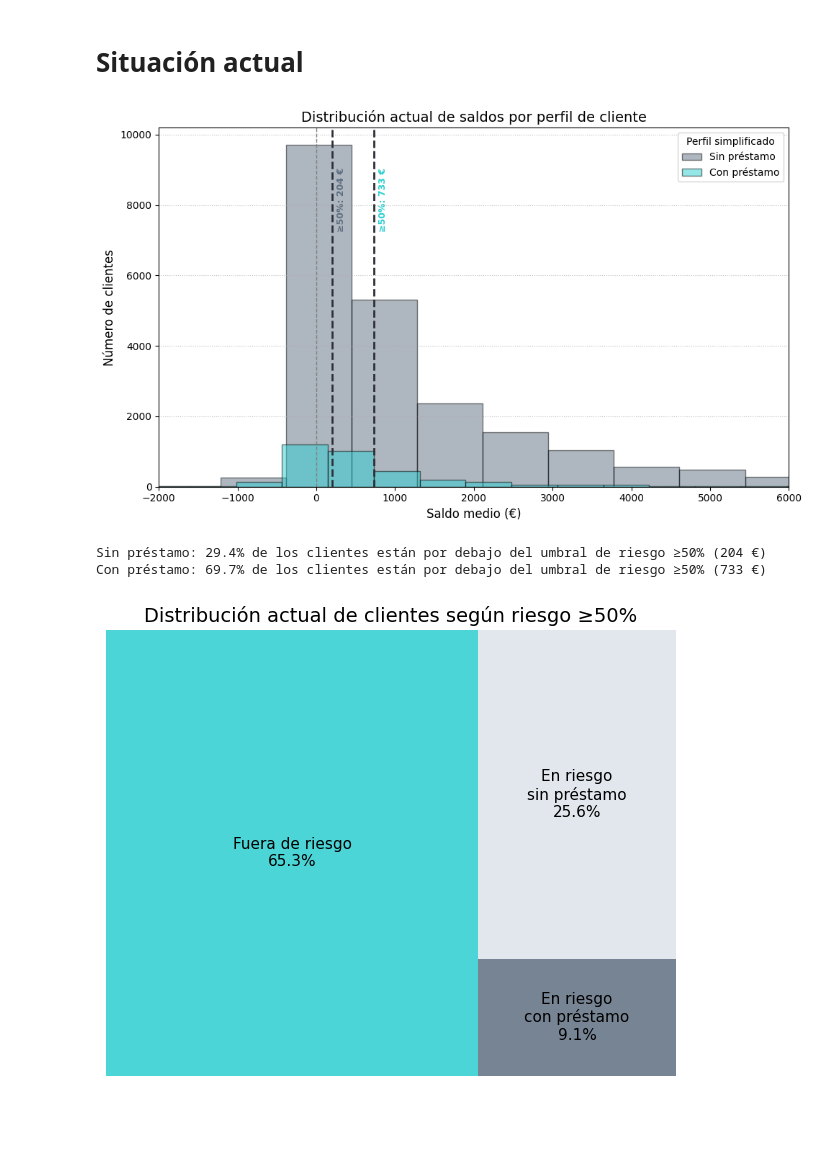
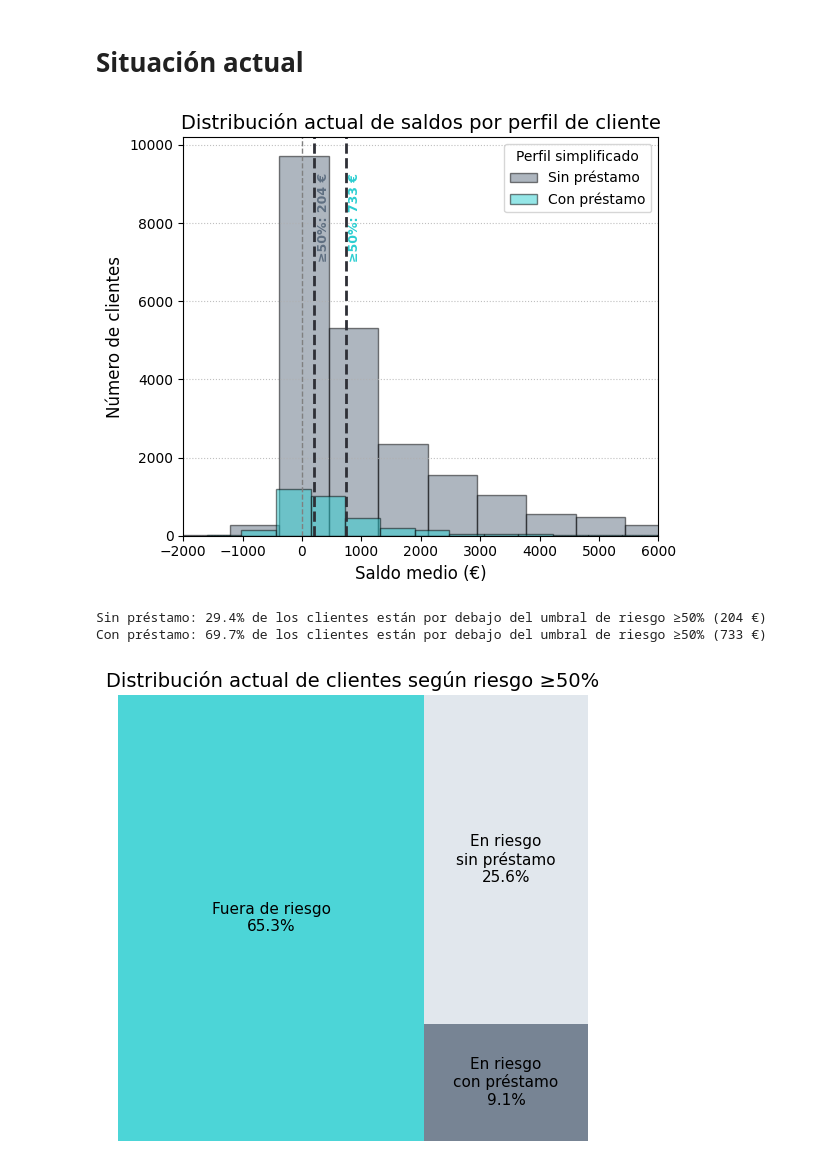
Before and after one commit to MarinaTorba/PersonalDataProrjects, a Jupyter notebook: Equip_9/Scripts/Analisis_Finanzas_250526.ipynb, the cells around one changed output. Cells and saved outputs as stored; diff of their text form; code cells hidden in the pictures; blank space fills up the shorter version.

```diff
--- a/Equip_9/Scripts/Analisis_Finanzas_250526.ipynb
+++ b/Equip_9/Scripts/Analisis_Finanzas_250526.ipynb
@@ -1277,7 +1277,7 @@ colores_perfil_simplificado = {
     'Sin préstamo': "#5F6F81"
 }
 
-plt.figure(figsize=(10, 6))
+plt.figure(figsize=(6, 5))
 
 # Histograma por perfil simplificado, con relleno y transparencia
 for perfil in df['Perfil_simplificado'].unique():
@@ -1287,34 +1287,34 @@ for perfil in df['Perfil_simplificado'].unique():
 
 # Línea vertical para balance = 0 €
 plt.axvline(x=0, color='grey', linestyle='--', linewidth=1)
 #plt.text(20, plt.ylim()[1]*0.95, 'Balance = 0 €', color='black', fontsize=10)
 
 # Umbrales de riesgo ≥50% por perfil
 umbrales_simplificados = {
     'Sin préstamo': df_umbrales.loc[df_umbrales['Perfil'] == 'Sin créditos', 'Riesgo ≥50%'].values[0],
     'Con préstamo': df_umbrales.loc[df_umbrales['Perfil'] == 'Solo préstamo', 'Riesgo ≥50%'].values[0]
 }
 
 for perfil, umbral in umbrales_simplificados.items():
     if pd.notnull(umbral):
         plt.axvline(x=umbral, color='#2E2F36', linestyle='--', linewidth=2)
         plt.text(umbral + 50, plt.ylim()[1]*0.8, f"≥50%: {umbral} €",
                  color=colores_perfil_simplificado[perfil], rotation=90,
                  ha='left', va='center', fontsize=9, fontweight='bold')
 
 # Limitar eje X
 plt.xlim(-2000, 6000)
 
 # Personalización
 plt.title("Distribución actual de saldos por perfil de cliente", fontsize=14)
 plt.xlabel("Saldo medio (€)", fontsize=12)
 plt.ylabel("Número de clientes", fontsize=12)
 plt.legend(title="Perfil simplificado")
 plt.grid(axis='y', linestyle=':', alpha=0.8)
 plt.tight_layout()
 plt.show()
 # %% [output]
-[figure, old version]
+[figure, new version]
 # %%
 # Calcular porcentaje de clientes por debajo del umbral de riesgo ≥50%
 porcentajes = {}
@@ -1351,11 +1351,11 @@ labels = [
 colors = ["#2CCED1", "#5F6F81","#DCE3EA"]
 
 # Gráfico
-plt.figure(figsize=(6, 5))
+plt.figure(figsize=(5, 5))
 squarify.plot(sizes=sizes, label=labels, color=colors, alpha=0.85, text_kwargs={'fontsize': 11})
 plt.axis('off')
 plt.title("Distribución actual de clientes según riesgo ≥50%", fontsize=14)
 plt.tight_layout()
 plt.show()
 # %% [output]
-[figure, old version]
+[figure, new version]
```
